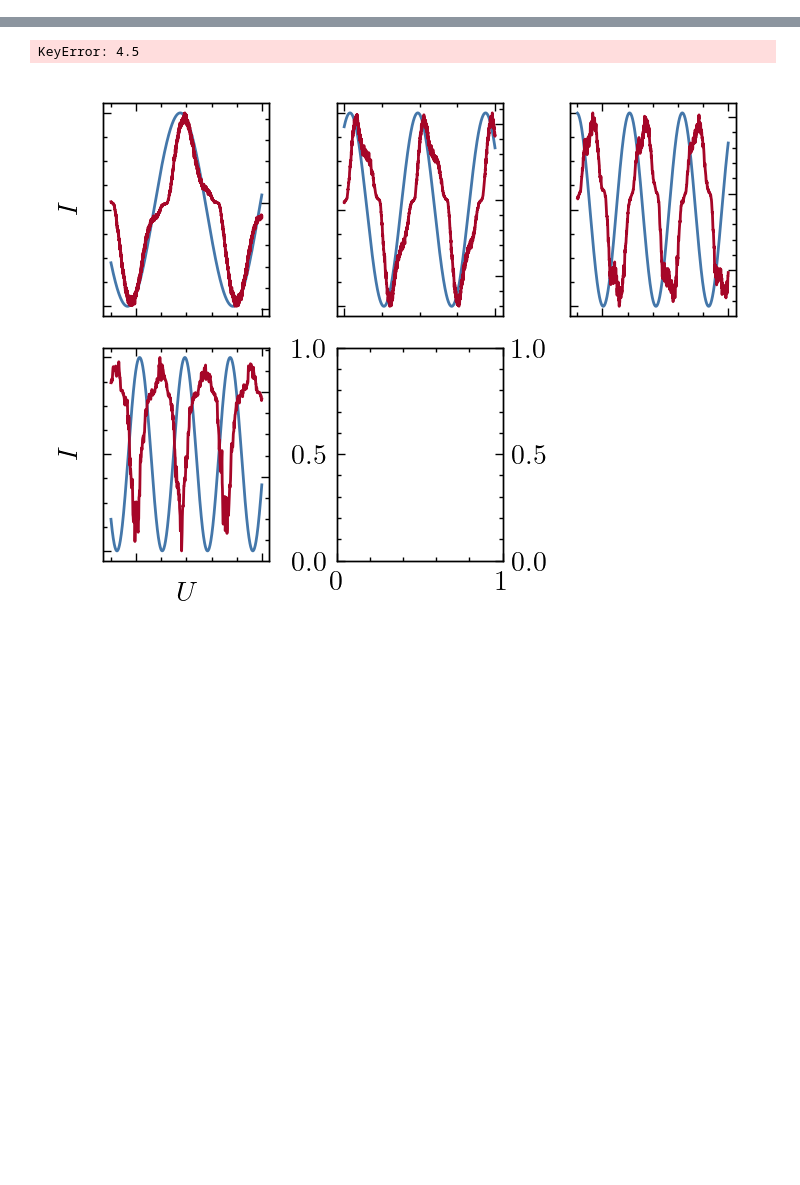
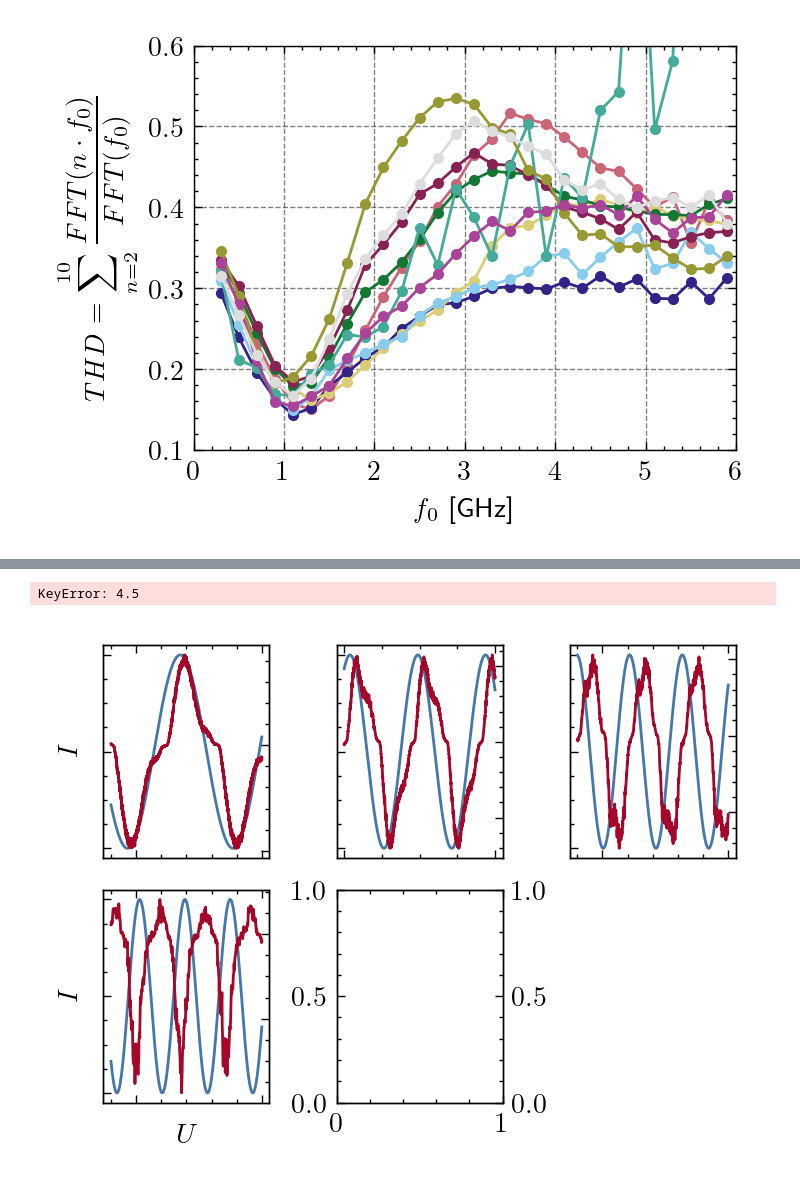
Before and after one commit to JonasMnsing/NanoNets, a Jupyter notebook: scripts/2_funding_period/WP2/cos_input/cos_input_resistance.ipynb, the cells around one changed output, grey strips where cells are left out. Cells and saved outputs as stored; diff of their text form; code cells hidden in the pictures; blank space fills up the shorter version.

```diff
--- a/scripts/2_funding_period/WP2/cos_input/cos_input_resistance.ipynb
+++ b/scripts/2_funding_period/WP2/cos_input/cos_input_resistance.ipynb
@@ -162,14 +44,21 @@ def relate_to_fundamental_freq(signal, f, dt, N_f=10):
 # %%
-N_f                 = 10
-df_fft_amplitudes   = pd.DataFrame()
+N_f             = 10
+dt              = 1e-10
+dic_nonlinear   = {}
 
-for f in dic.keys():
+for seed, dic_tmp in dic.items():
 
-    signal  = dic[f]['Current'].values
-    vals    = relate_to_fundamental_freq(signal, f, dt, N_f=N_f)
+    df_fft_amplitudes   = pd.DataFrame()
 
-    df_fft_amplitudes[f] = vals
+    for f, df in dic_tmp.items():
 
-df_nonlinear    = df_fft_amplitudes / df_fft_amplitudes.iloc[0,:]
-df_nonlinear    = df_nonlinear.drop(0).reset_index(drop=True)
-df_nonlinear
+        signal  = df['Current'].values
+        vals    = relate_to_fundamental_freq(signal, f, dt, N_f=N_f)
+
+        df_fft_amplitudes[f] = vals
+
+    df_nonlinear        = df_fft_amplitudes / df_fft_amplitudes.iloc[0,:]
+    df_nonlinear        = df_nonlinear.drop(0).reset_index(drop=True)
+    df_nonlinear_new    = df_nonlinear.copy()
+    df_nonlinear_new    = df_nonlinear_new.set_index(np.arange(2,N_f+1))
+    dic_nonlinear[seed] = df_nonlinear_new
@@ -190,3 +65,21 @@ df_nonlinear_new    = df_nonlinear_new.set_index(np.arange(2,N_f+1))
+# %%
+with plt.style.context(["science","muted", "grid"]):
+
+    fig = plt.figure(dpi=200)
+    ax  = fig.add_subplot()
+
+    for seed, df in dic_nonlinear.items():
+
+        ax  = np.sqrt((df**2).sum()).plot(ax=ax, marker='.', label=f'{seed}')
+
+    ax.set_ylabel("$THD$ = $\displaystyle\sum_{n=2}^{10}\\frac{FFT(n \cdot f_0)}{FFT(f_0)}$")
+    ax.set_xlabel("$f_0$ [GHz]")
+    ax.set_xlim(0,6)
+    ax.set_ylim(0.1, 0.6)
+    fig.savefig(f"plots/harmonic_generation_R_val_{R_val}.png", transparent=True, bbox_inches='tight')
+    fig.savefig(f"plots/harmonic_generation_R_val_{R_val}.svg", transparent=True, bbox_inches='tight')
+# %% [output]
+[figure, added]
 # %%
 cmap = plt.get_cmap('Reds')
 
```
Also changed, not shown: parts of 10 cells of this notebook, 14 other files.
